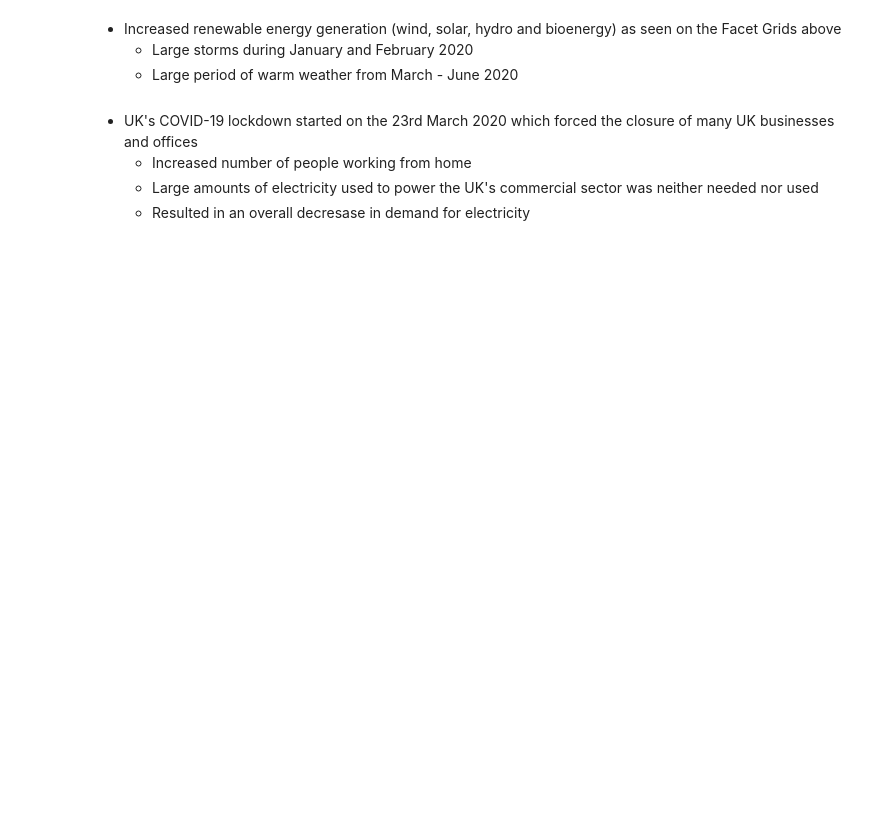
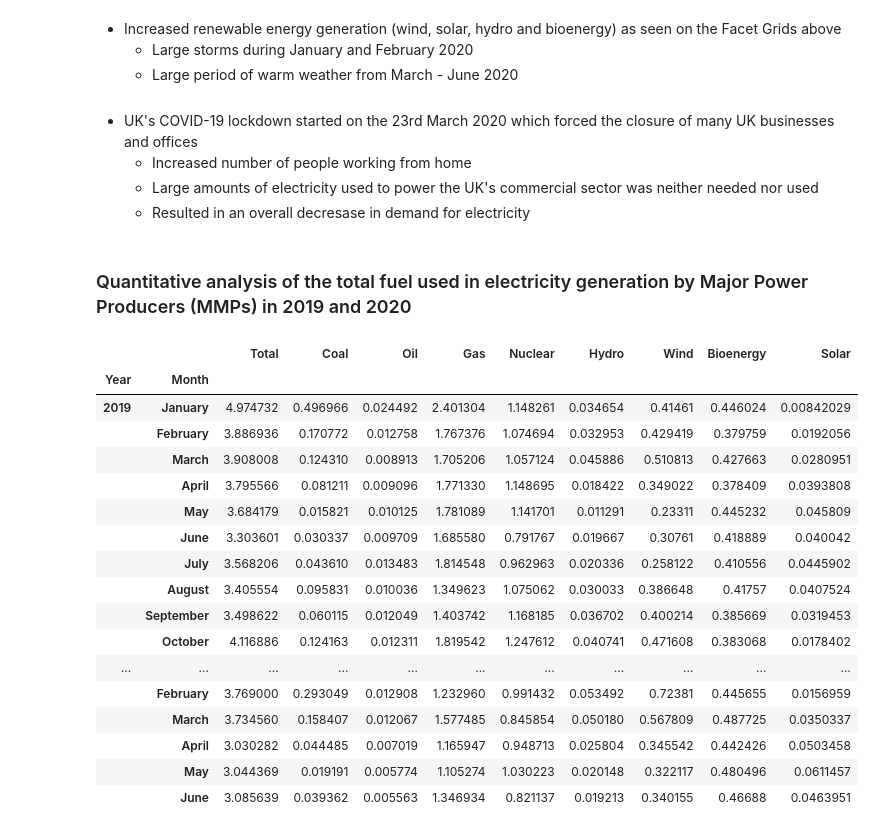
Before and after one commit to abbielms/Big_Data_Challenge_2020, a Jupyter notebook: Big_Data_Challenge_2020.ipynb, the cells around one changed output. Cells and saved outputs as stored; diff of their text form; code cells hidden in the pictures; blank space fills up the shorter version.

```diff
--- a/Big_Data_Challenge_2020.ipynb
+++ b/Big_Data_Challenge_2020.ipynb
@@ -260,3 +261,29 @@ elec_gen_by_MPP_2019_2020_amj_stats_df
     - Increased number of people working from home
     - Large amounts of electricity used to power the UK's commercial sector was neither needed nor used
     - Resulted in an overall decresase in demand for electricity
+# %% [markdown]
+### Quantitative analysis of the total fuel used in electricity generation by Major Power Producers (MMPs) in 2019 and 2020
+# %%
+# Create a dataframe with only the months of 2019 and 2020 data for fuel used in electricity generation by MMPs
+
+elec_gen_by_MPP_2019_2020_months = pd.concat([elec_gen_by_MPP_2019, elec_gen_by_MPP_2020])
+elec_gen_by_MPP_2019_2020_months.set_index(['Year', 'Month'])
+# %% [output]
+|  |  | Total | Coal | Oil | Gas | Nuclear | Hydro | Wind | Bioenergy | Solar |
+| Year | Month |  |  |  |  |  |  |  |  |  |
+| 2019 | January | 4.974732 | 0.496966 | 0.024492 | 2.401304 | 1.148261 | 0.034654 | 0.41461 | 0.446024 | 0.00842029 |
+|  | February | 3.886936 | 0.170772 | 0.012758 | 1.767376 | 1.074694 | 0.032953 | 0.429419 | 0.379759 | 0.0192056 |
+|  | March | 3.908008 | 0.124310 | 0.008913 | 1.705206 | 1.057124 | 0.045886 | 0.510813 | 0.427663 | 0.0280951 |
+|  | April | 3.795566 | 0.081211 | 0.009096 | 1.771330 | 1.148695 | 0.018422 | 0.349022 | 0.378409 | 0.0393808 |
+|  | May | 3.684179 | 0.015821 | 0.010125 | 1.781089 | 1.141701 | 0.011291 | 0.23311 | 0.445232 | 0.045809 |
+|  | June | 3.303601 | 0.030337 | 0.009709 | 1.685580 | 0.791767 | 0.019667 | 0.30761 | 0.418889 | 0.040042 |
+|  | July | 3.568206 | 0.043610 | 0.013483 | 1.814548 | 0.962963 | 0.020336 | 0.258122 | 0.410556 | 0.0445902 |
+|  | August | 3.405554 | 0.095831 | 0.010036 | 1.349623 | 1.075062 | 0.030033 | 0.386648 | 0.41757 | 0.0407524 |
+|  | September | 3.498622 | 0.060115 | 0.012049 | 1.403742 | 1.168185 | 0.036702 | 0.400214 | 0.385669 | 0.0319453 |
+|  | October | 4.116886 | 0.124163 | 0.012311 | 1.819542 | 1.247612 | 0.040741 | 0.471608 | 0.383068 | 0.0178402 |
+| ... | ... | ... | ... | ... | ... | ... | ... | ... | ... | ... |
+|  | February | 3.769000 | 0.293049 | 0.012908 | 1.232960 | 0.991432 | 0.053492 | 0.72381 | 0.445655 | 0.0156959 |
+|  | March | 3.734560 | 0.158407 | 0.012067 | 1.577485 | 0.845854 | 0.050180 | 0.567809 | 0.487725 | 0.0350337 |
+|  | April | 3.030282 | 0.044485 | 0.007019 | 1.165947 | 0.948713 | 0.025804 | 0.345542 | 0.442426 | 0.0503458 |
+|  | May | 3.044369 | 0.019191 | 0.005774 | 1.105274 | 1.030223 | 0.020148 | 0.322117 | 0.480496 | 0.0611457 |
+|  | June | 3.085639 | 0.039362 | 0.005563 | 1.346934 | 0.821137 | 0.019213 | 0.340155 | 0.46688 | 0.0463951 |
```
Also changed, not shown: parts of 10 cells of this notebook.
